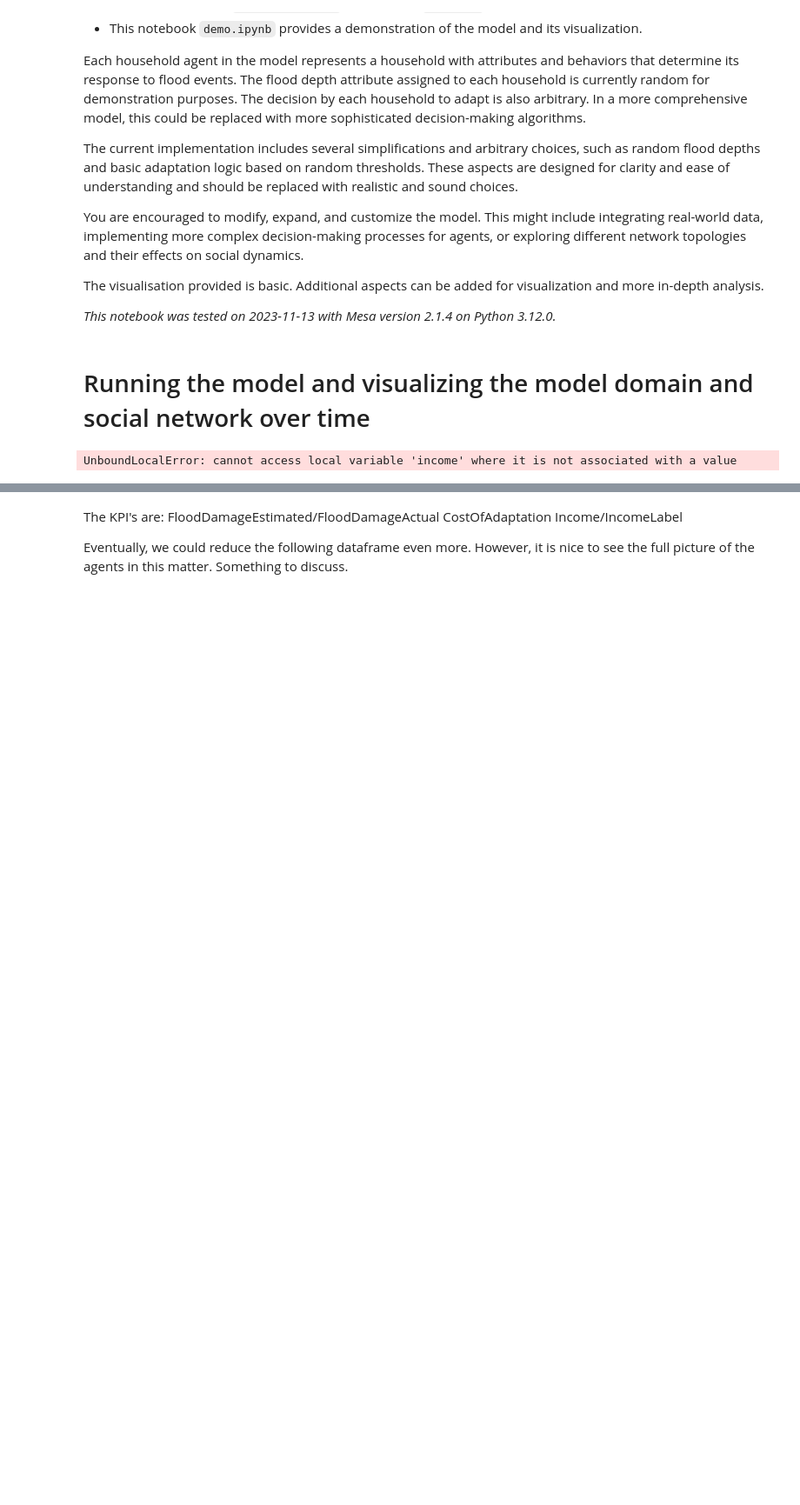
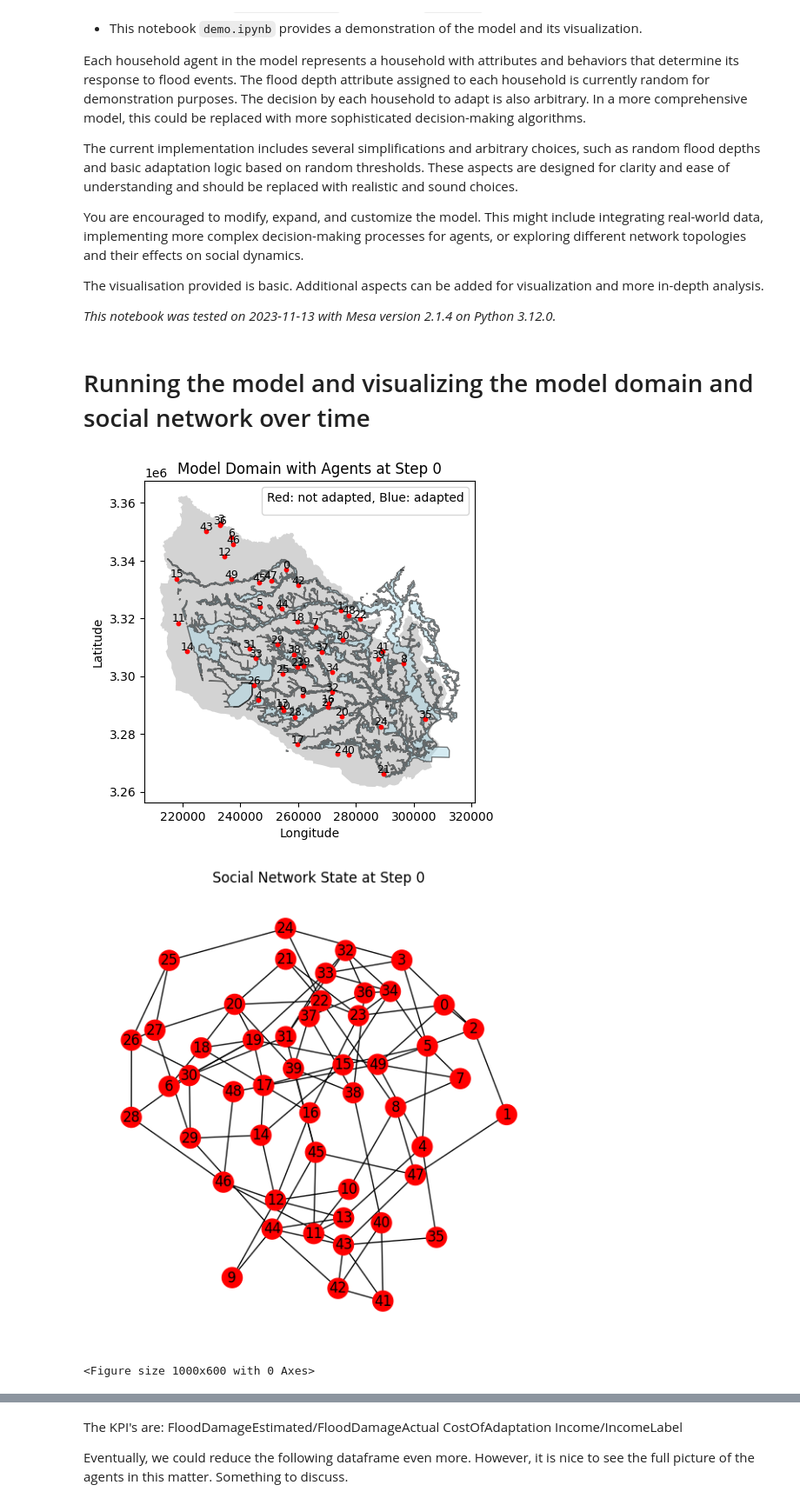
Before and after one commit to Martijntjevdg/SEN1211-ABM, a Jupyter notebook: base_model_mesa/model/demo.ipynb, the cells around one changed output, grey strips where cells are left out. Shown at 87% size. Drawn from its saved outputs; the diff is of its cells as text; code cells hidden in the pictures; blank space fills up the shorter version.

```diff
--- a/base_model_mesa/model/demo.ipynb
+++ b/base_model_mesa/model/demo.ipynb
@@ -26,7 +26,7 @@ import matplotlib.pyplot as plt
 import networkx as nx
 
 # Initialize the Adaptation Model with 50 household agents.
-model = AdaptationModel(number_of_households=50, number_of_steps = 20, flood_map_choice="harvey", network="watts_strogatz") # flood_map_choice can be "harvey", "100yr", or "500yr"
+model = AdaptationModel(number_of_households=50, number_of_steps = 20, subsidies_package = 3, flood_map_choice="harvey", network="watts_strogatz") # flood_map_choice can be "harvey", "100yr", or "500yr"
 
 # Calculate positions of nodes for the network plot.
 # The spring_layout function positions nodes using a force-directed algorithm,
@@ -46,31 +46,33 @@ def plot_network(ax, model):
     ax.set_title(f"Social Network State at Step {model.schedule.steps}", fontsize=12)
 
 # Generate the initial plots at step 0.
 # Plot the spatial distribution of agents. This is a function written in the model.py
 model.plot_model_domain_with_agents()
 
 # Plot the initial state of the social network.
 fig, ax = plt.subplots(figsize=(7, 7))
 plot_network(ax, model)
 plt.show()
 
 # Run the model for 20 steps and generate plots every 5 steps.
 for step in range(model.number_of_steps):
     model.step()
 
     if step == model.flood_step:
         break
 
     # Every 5 steps, generate and display plots for both the spatial distribution and network.
     # Note the first step is step 0, so the plots will be generated at steps 4, 9, 14, and 19, which are the 5th, 10th, 15th, and 20th steps.
     if (step + 1) % 5 == 0:
         # Plot for the spatial map showing agent locations and adaptation status.
         plt.figure(figsize=(10, 6))
         model.plot_model_domain_with_agents()
 
         # Plot for the social network showing connections and adaptation statuses.
         fig, ax = plt.subplots(figsize=(7, 7))
         plot_network(ax, model)
         plt.show()
 # %% [output]
+[figure, added]
+[figure, added]
-UnboundLocalError: cannot access local variable 'income' where it is not associated with a value
+<Figure size 1000x600 with 0 Axes>
```
Also changed, not shown: parts of 6 cells of this notebook, 4 other files.
